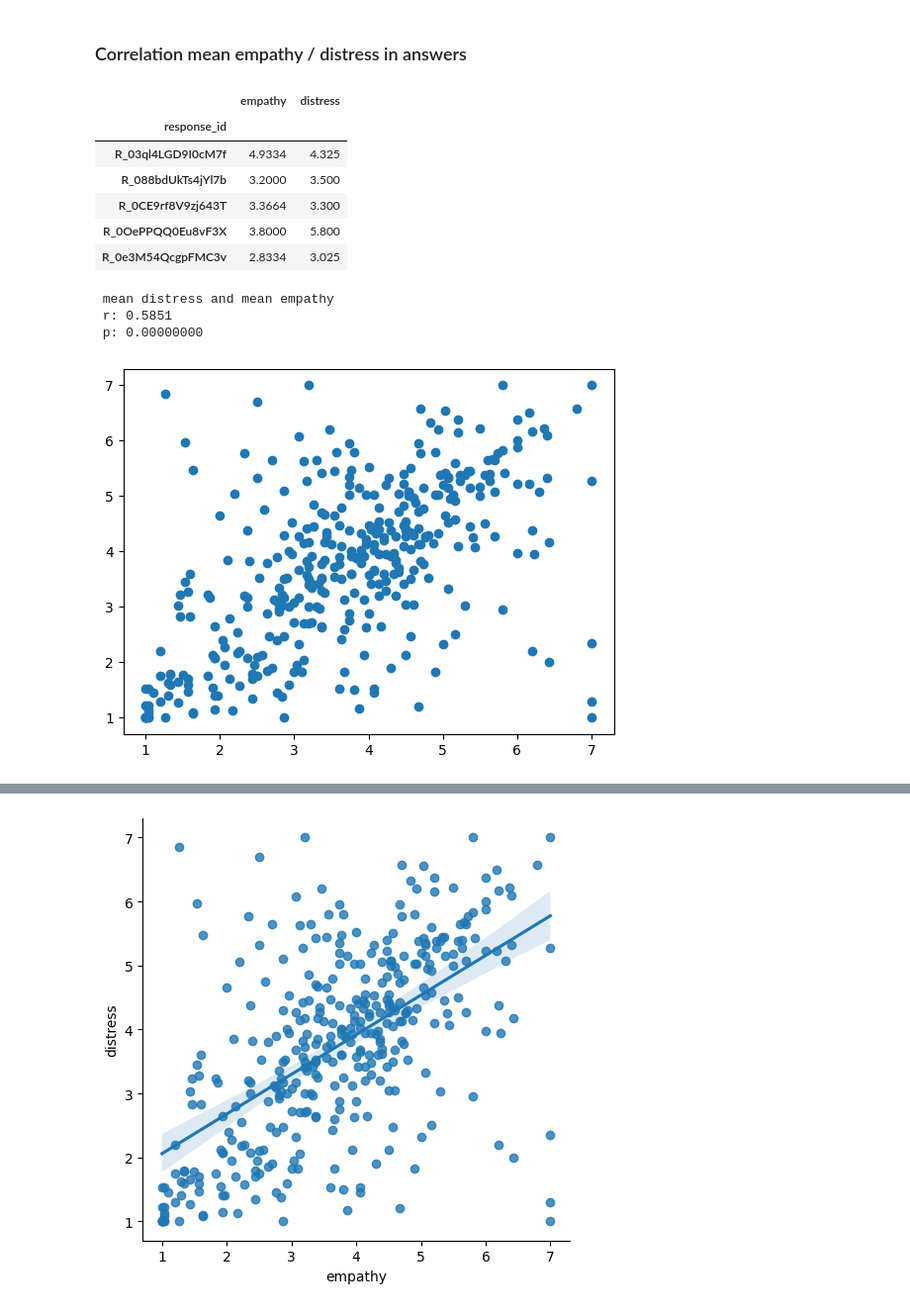
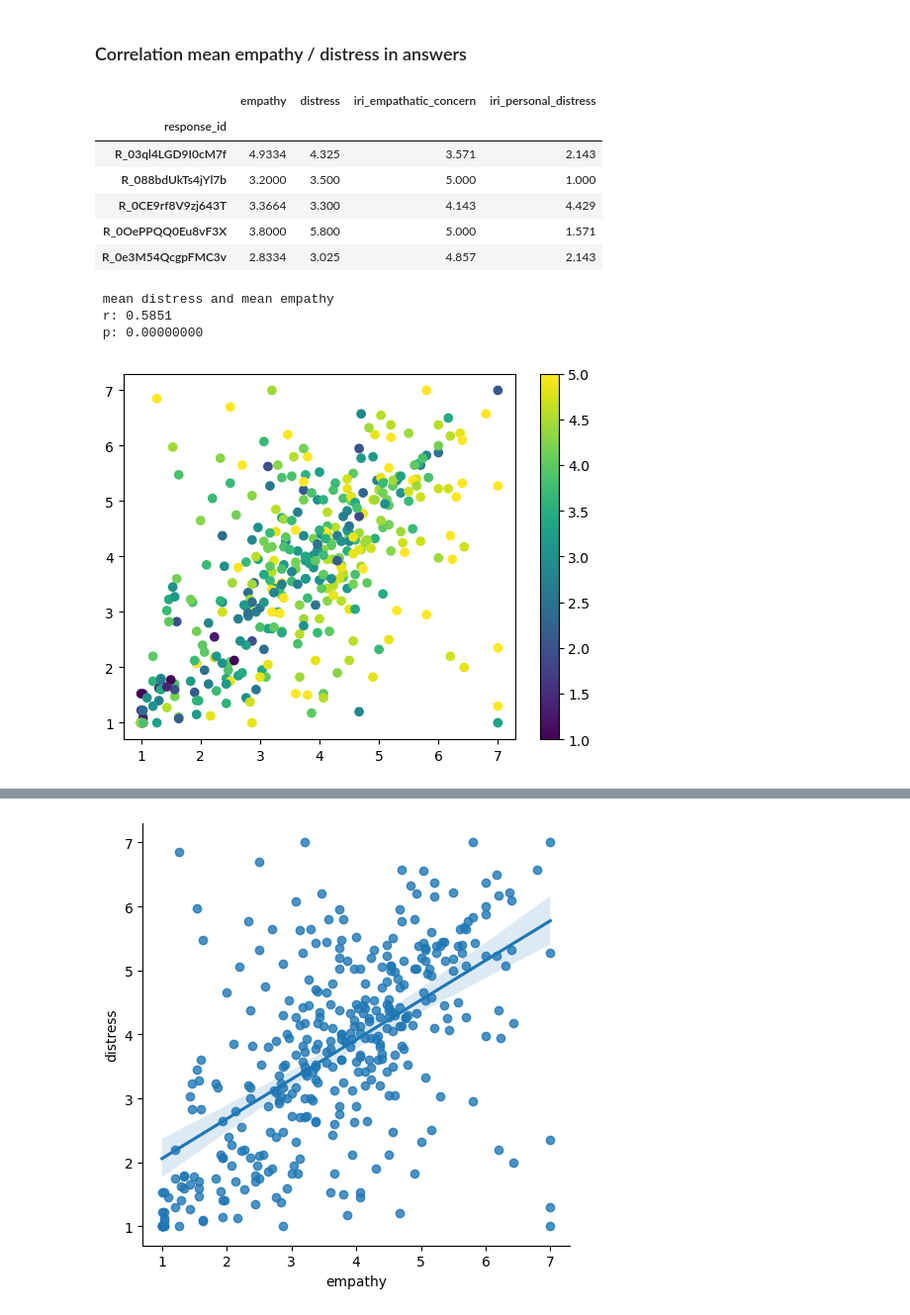
Before and after one commit to myrazma/2022_Masterthesis_Code, a Jupyter notebook: analysis/descriptive_analysis.ipynb, the cells around one changed output, grey strips where cells are left out. Shown at 99% size. Drawn from its saved outputs; the diff is of its cells as text; code cells hidden in the pictures.

```diff
--- a/analysis/descriptive_analysis.ipynb
+++ b/analysis/descriptive_analysis.ipynb
@@ -334,23 +334,24 @@ sns.lmplot(x="empathy", y="distress", data=data_train, hue="emotion")
 # %% [markdown]
 ### Correlation mean empathy / distress in answers
 # %%
-person_emp_dis_means = data_train[['empathy', 'distress', 'response_id']].groupby('response_id').mean()
+person_emp_dis_means = data_train[['empathy', 'distress', 'response_id', 'iri_empathatic_concern', 'iri_personal_distress']].groupby('response_id').mean()
 person_emp_dis_means[:5]
 # %% [output]
-|  | empathy | distress |
-| response_id |  |  |
-| R_03ql4LGD9I0cM7f | 4.9334 | 4.325 |
-| R_088bdUkTs4jYl7b | 3.2000 | 3.500 |
-| R_0CE9rf8V9zj643T | 3.3664 | 3.300 |
-| R_0OePPQQ0Eu8vF3X | 3.8000 | 5.800 |
-| R_0e3M54QcgpFMC3v | 2.8334 | 3.025 |
+|  | empathy | distress | iri_empathatic_concern | iri_personal_distress |
+| response_id |  |  |  |  |
+| R_03ql4LGD9I0cM7f | 4.9334 | 4.325 | 3.571 | 2.143 |
+| R_088bdUkTs4jYl7b | 3.2000 | 3.500 | 5.000 | 1.000 |
+| R_0CE9rf8V9zj643T | 3.3664 | 3.300 | 4.143 | 4.429 |
+| R_0OePPQQ0Eu8vF3X | 3.8000 | 5.800 | 5.000 | 1.571 |
+| R_0e3M54QcgpFMC3v | 2.8334 | 3.025 | 4.857 | 2.143 |
 # %%
-plt.scatter(person_emp_dis_means.empathy, person_emp_dis_means.distress)
+plt.scatter(person_emp_dis_means.empathy, person_emp_dis_means.distress, c=person_emp_dis_means.iri_empathatic_concern)
+plt.colorbar()
 r, p = pearsonr(person_emp_dis_means['empathy'], person_emp_dis_means['distress'])
 
 print('\n mean distress and mean empathy \n r: {:.4f} \n p: {:.8f}'.format(r, p))
 # %% [output]
  mean distress and mean empathy
  r: 0.5851
  p: 0.00000000
-[figure, old version]
+[figure, new version]
```
Also changed, not shown: parts of 11 cells of this notebook, 3 other files.
